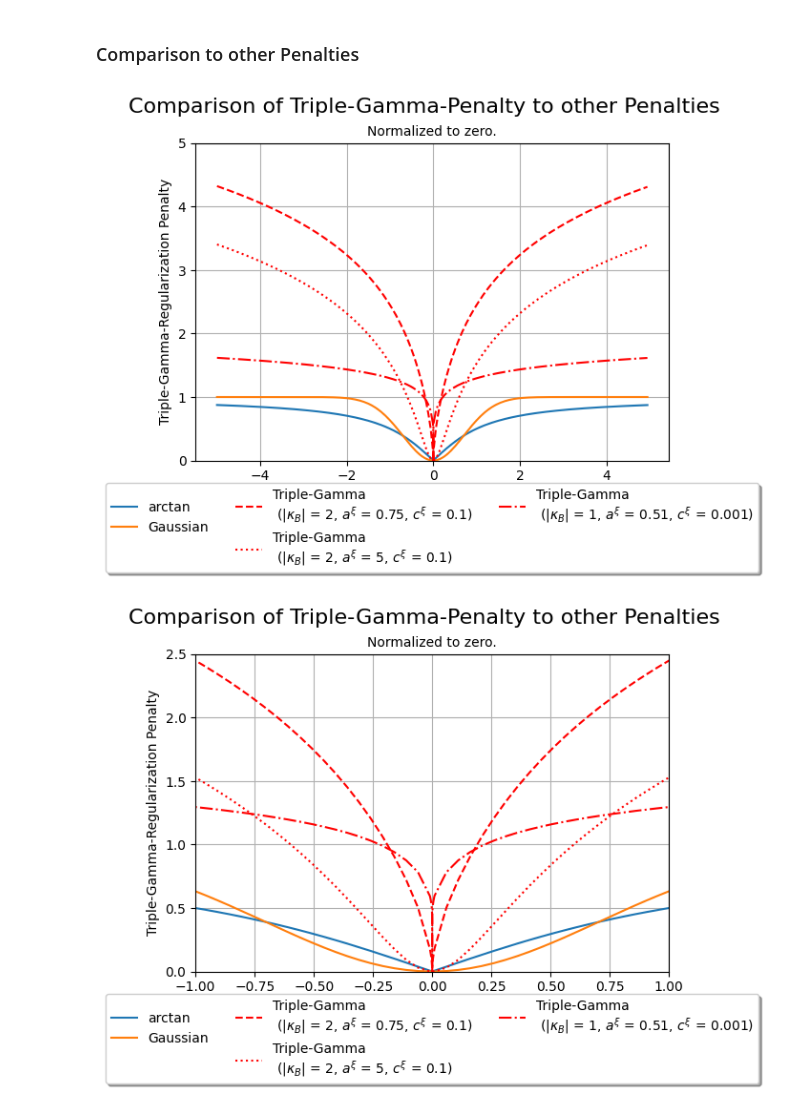
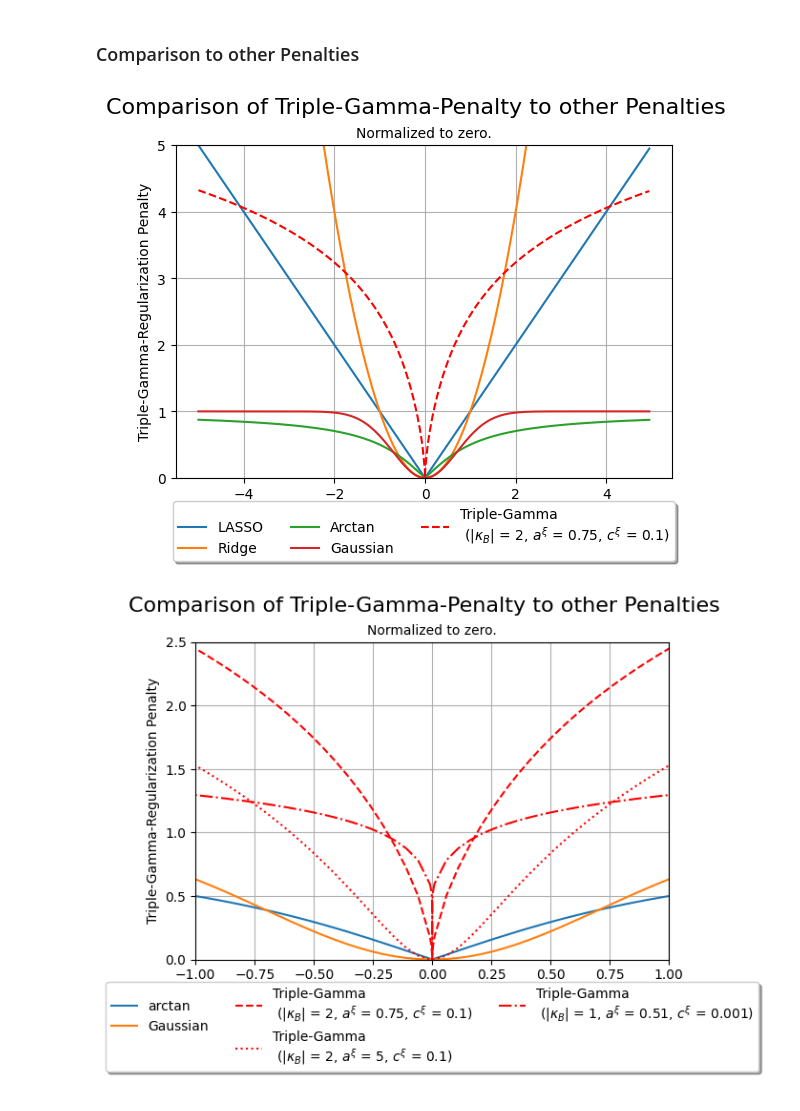
Before and after one commit to therealLucasPaul/MScThesis_Econ, a Jupyter notebook: 02_simulation/descriptive_grahps.ipynb, the cells around one changed output. Saved outputs shown, nothing was run; the diff lists cells and outputs as text; code cells hidden in the pictures.

```diff
--- a/02_simulation/descriptive_grahps.ipynb
+++ b/02_simulation/descriptive_grahps.ipynb
@@ -231,39 +231,39 @@ for x in x_values:
     phi3 = (2*c3)/((kappa3**2)*a3)
     y_value = 0.2*lamda*((-1)*hyperu.log_hyperu(torch.tensor([[c3+0.5]]),torch.tensor([[1.5-a3]]),(torch.tensor([[x]])**2)/(2*phi3))+hyperu.log_hyperu(torch.tensor([[c3+0.5]]),torch.tensor([[1.5-a3]]),torch.tensor([[0.0]])))
     y_values_TG3.append(y_value.item())
 
     y_values_LASSO.append(abs(x))
     y_values_RIDGE.append(x**2)
     y_values_Gaussian.append((1-np.e**(-x**2)))
     y_values_arctan.append((2/np.pi)*np.arctan(abs(x)))
-#plt.plot(x_values, y_values_LASSO, label="LASSO")
-#plt.plot(x_values, y_values_RIDGE, label="Ridge")
-plt.plot(x_values, y_values_arctan, label="arctan")
+plt.plot(x_values, y_values_LASSO, label="LASSO")
+plt.plot(x_values, y_values_RIDGE, label="Ridge")
+plt.plot(x_values, y_values_arctan, label="Arctan")
 plt.plot(x_values, y_values_Gaussian, label="Gaussian")
 plt.plot(x_values, y_values_TG1, label=f'Triple-Gamma\n ($|\\kappa_B|$ = {kappa1}, $a^\\xi$ = {a1}, $c^\\xi$ = {c1})', ls="--", color="red")
-plt.plot(x_values, y_values_TG2, label=f'Triple-Gamma\n ($|\\kappa_B|$ = {kappa2}, $a^\\xi$ = {a2}, $c^\\xi$ = {c2})', ls=":", color="red")
-plt.plot(x_values, y_values_TG3, label=f'Triple-Gamma\n ($|\\kappa_B|$ = {kappa3}, $a^\\xi$ = {a3}, $c^\\xi$ = {c3})', ls="-.", color="red")
+#plt.plot(x_values, y_values_TG2, label=f'Triple-Gamma\n ($|\\kappa_B|$ = {kappa2}, $a^\\xi$ = {a2}, $c^\\xi$ = {c2})', ls=":", color="red")
+#plt.plot(x_values, y_values_TG3, label=f'Triple-Gamma\n ($|\\kappa_B|$ = {kappa3}, $a^\\xi$ = {a3}, $c^\\xi$ = {c3})', ls="-.", color="red")
 
 
 # Add labels and title
 plt.xlabel(f'$\\beta$-Value')
 plt.ylabel('Triple-Gamma-Regularization Penalty')
 plt.suptitle(f'Comparison of Triple-Gamma-Penalty to other Penalties', fontsize=16)
 plt.title(f'Normalized to zero.', fontsize=10)
 plt.legend()
 plt.grid(True)
 ax = plt.subplot(111)
 box = ax.get_position()
 ax.set_position([box.x0, box.y0 + box.height * 0.1,
                  box.width, box.height * 0.9])
 ax.set_ylim([0, 5])
 # Put a legend below current axis
 ax.legend(loc='upper center', bbox_to_anchor=(0.5, -0.05), fancybox=True, shadow=True, ncol=3)
 
 plt.savefig("021_simulation_figures/TGPenalty_Comparison.png", bbox_inches='tight')
 plt.show()
 # %% [output]
-[figure, old version]
+[figure, new version]
 # %%
 ### Structure of the Penalty for different values in kappa
 # Set the some values for kappa (Given that kappa > 0) and the remaining parameters
```
Also changed, not shown: parts of 1 cell of this notebook, 10 other files.
